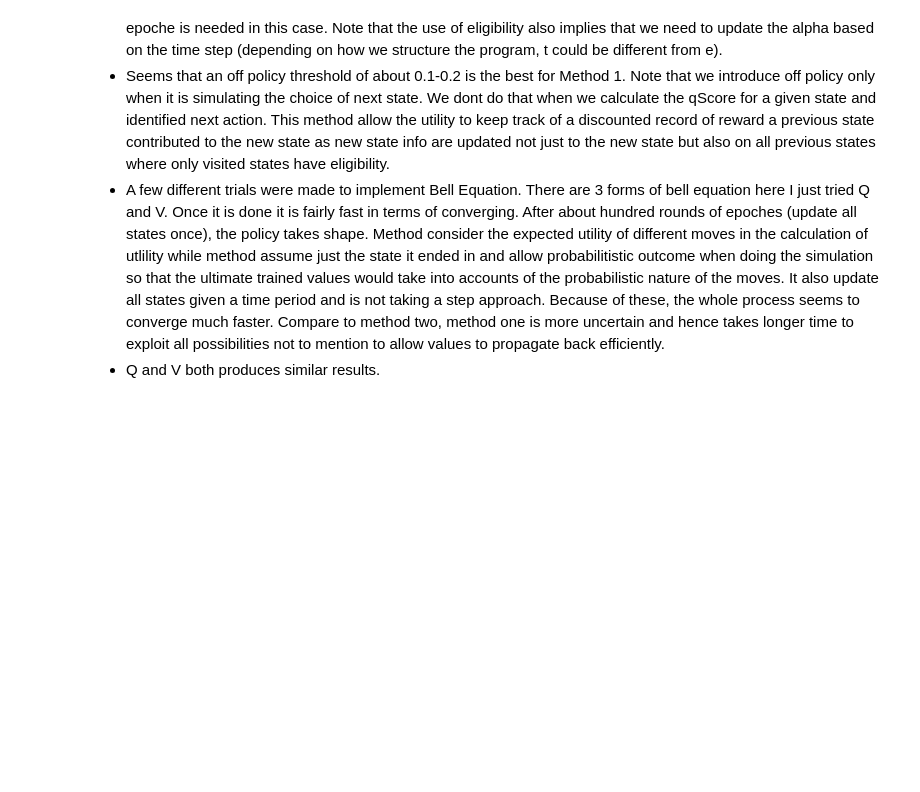
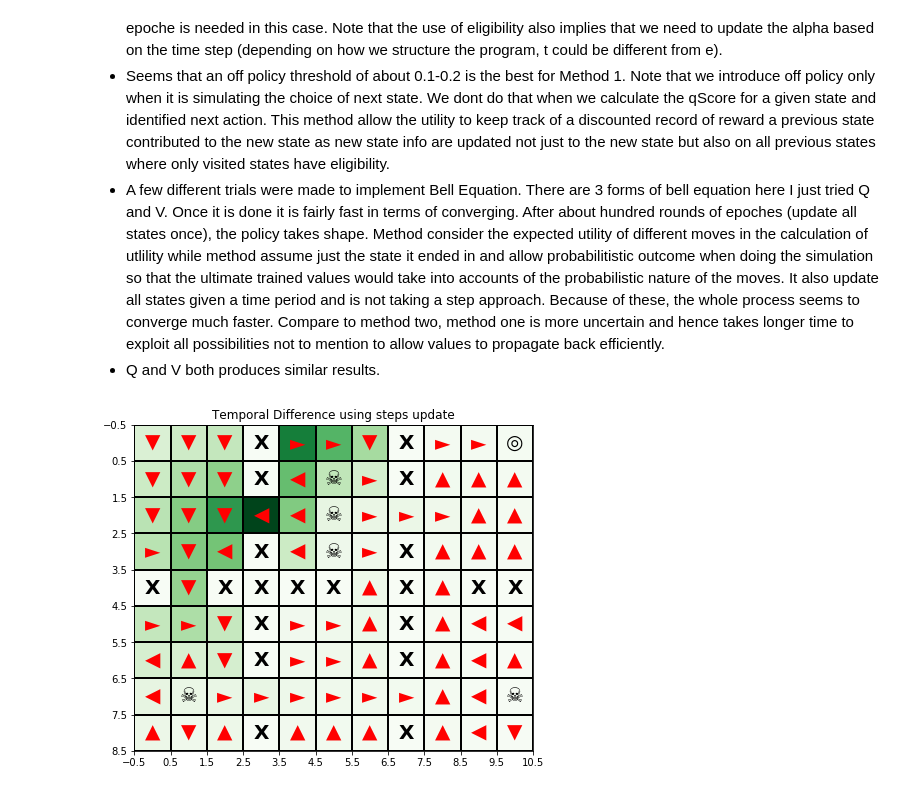
Before and after one commit to chihoxtra/reinforcement_learning, a Jupyter notebook: [PlayAround][Reinforcement Learning].ipynb, the cells around one changed output. Drawn from its saved outputs; the diff is of its cells as text; code cells hidden in the pictures; blank space fills up the shorter version.

```diff
--- a/[PlayAround][Reinforcement Learning].ipynb
+++ b/[PlayAround][Reinforcement Learning].ipynb
@@ -693,3 +723,20 @@ showSearchPolicy(p1, s2, title='using Bell Equation V simultanes update')
 
 <li>Q and V both produces similar results.
 </ul>
+# %%
+#################### JUST FOR FUN ####################
+t_s_dim, t_s_walls, t_s_goalStates, t_s_penaltyStates = convertTxtFile2Maze('maze1.txt')
+
+pbig = RL_Problem(dimension = t_s_dim, walls=t_s_walls,
+                  penaltyState = t_s_penaltyStates, goalStateReward=+20.0,
+                  penaltyStateReward=-10.0,global_step_cost=-0.04)
+# %%
+################# Method 1: Temporal Difference ########################
+visitedPath1 = []
+TDLamda1 = 0.5 # 0-> TD(0) not use eligibility ; (1) 1-> use eligibility K steps
+sbig = RL_SearchAgent(pbig, alpha = 0.05, gamma = 0.9, initialState = (1,9), TDLamda=TDLamda)
+
+visitedPath1, QscoreDiffHist1 = sbig.trainModelbyTemporalDifference(epoche=14000, offPolicyThreshold=0.8)
+displayRLMaze(pbig, sbig, visitedPath1,'Temporal Difference using steps update', plotsize=(8,6))
+# %% [output]
+[figure, added]
```
Also changed, not shown: parts of 8 cells of this notebook, 1 other file.
